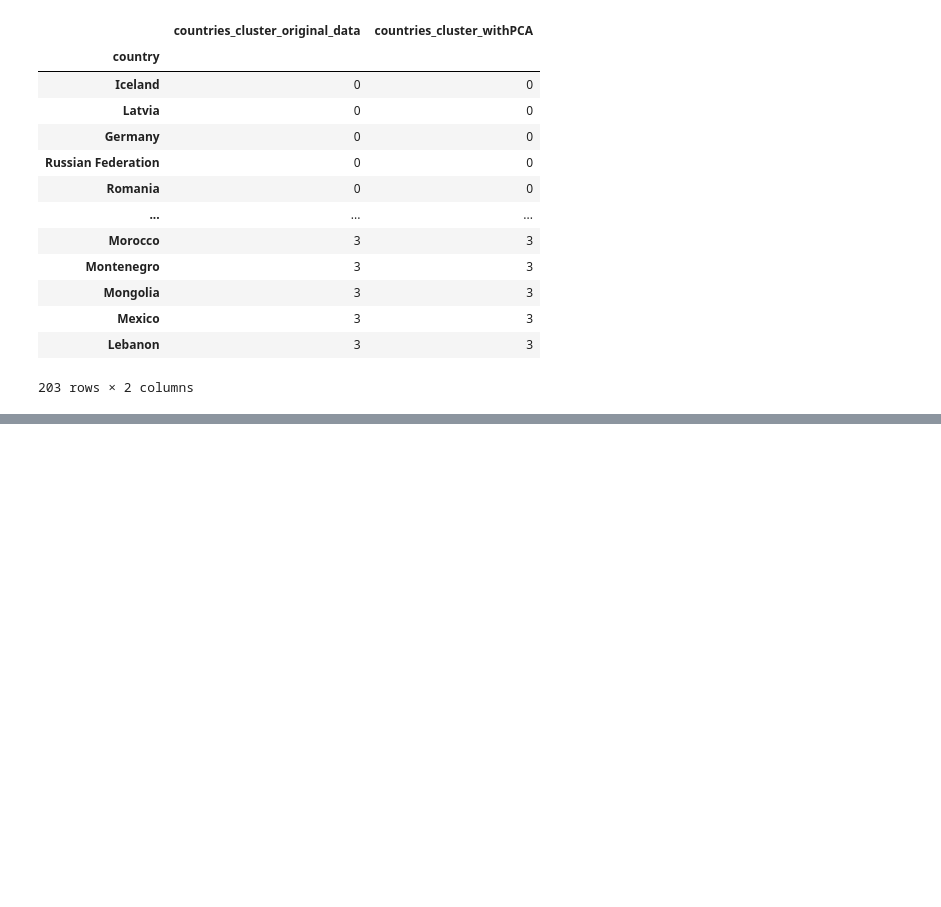
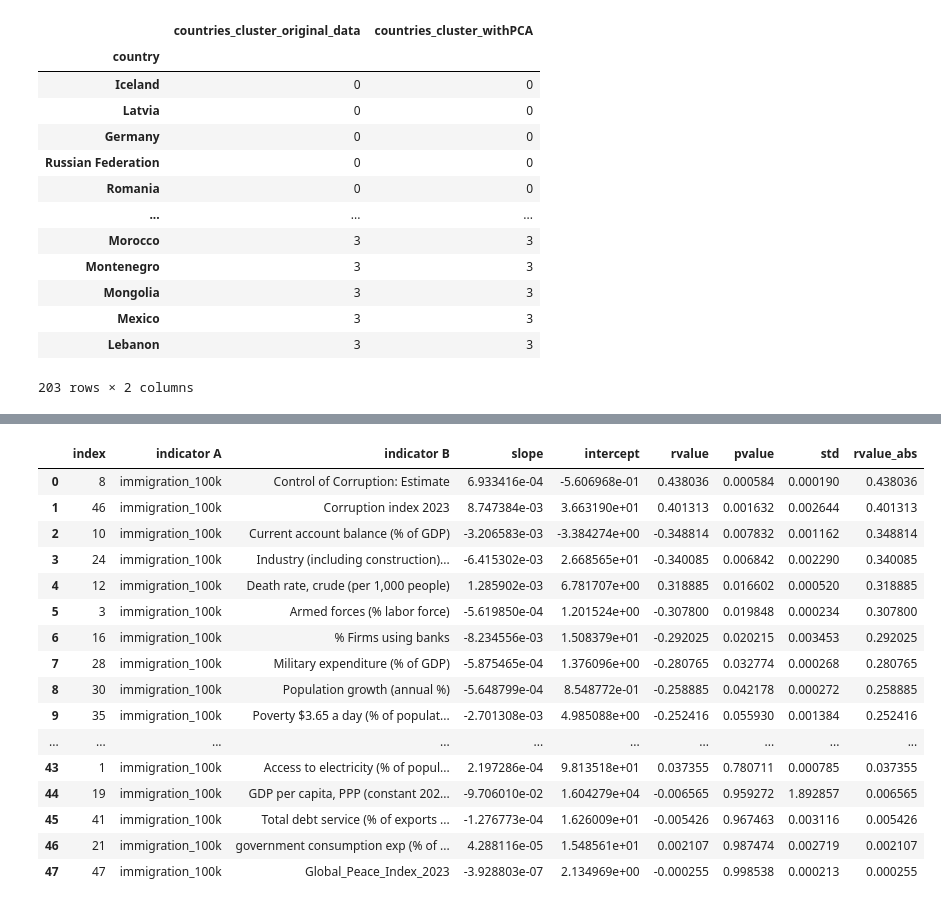
Before and after one commit to nazimben25/Project4_Group4_Immigration_to_canada, a Jupyter notebook: data_Clustering.ipynb, the cells around one changed output, grey strips where cells are left out. Drawn from its saved outputs; the diff is of its cells as text; code cells hidden in the pictures; blank space fills up the shorter version.

Commit message:
create data_regression and split code from data compiling + all outputs

```diff
--- a/data_Clustering.ipynb
+++ b/data_Clustering.ipynb
@@ -700,0 +724,3 @@ clusters.to_csv('Output_analysis/Clusters_analysis.csv')
+# %%
+new_df = pd.merge(full_indicators_countries_df, clusters, on = 'country' )
+new_df
@@ -700,0 +741,4 @@ clusters.to_csv('Output_analysis/Clusters_analysis.csv')
+# %%
+# to have the population of each cluster
+x = new_df.groupby('countries_cluster_withPCA')['country'].count()
+x
@@ -700,0 +752,6 @@ clusters.to_csv('Output_analysis/Clusters_analysis.csv')
+# %%
+# this is to test the list that will be used in the fnction below
+
+indicators_list = full_indicators_countries_df.columns.to_list()
+indicators_list = indicators_list[2:len(indicators_list)-1]
+indicators_list
@@ -700,0 +890,10 @@ clusters.to_csv('Output_analysis/Clusters_analysis.csv')
+# %%
+# filter the DF regarding the cluster
+
+## choose the cluster
+cluster_num = 3
+
+## filter
+clustered_df = new_df[new_df['countries_cluster_withPCA']==cluster_num]
+clustered_df = clustered_df.drop(columns=['countries_cluster_original_data', 'countries_cluster_withPCA'])
+clustered_df.head()
@@ -700,0 +908,24 @@ clusters.to_csv('Output_analysis/Clusters_analysis.csv')
+# %%
+# run the function linear regression and compare all indicators by year
+
+Linear_regression_with_PCA = select_indicator(clustered_df,3)
+# synthesis_df.sort_values('pvalue', ascending=False)
+Linear_regression_with_PCA
+# %% [output]
+|  | index | indicator A | indicator B | slope | intercept | rvalue | pvalue | std | rvalue_abs |
+| 0 | 8 | immigration_100k | Control of Corruption: Estimate | 6.933416e-04 | -5.606968e-01 | 0.438036 | 0.000584 | 0.000190 | 0.438036 |
+| 1 | 46 | immigration_100k | Corruption index 2023 | 8.747384e-03 | 3.663190e+01 | 0.401313 | 0.001632 | 0.002644 | 0.401313 |
+| 2 | 10 | immigration_100k | Current account balance (% of GDP) | -3.206583e-03 | -3.384274e+00 | -0.348814 | 0.007832 | 0.001162 | 0.348814 |
+| 3 | 24 | immigration_100k | Industry (including construction)... | -6.415302e-03 | 2.668565e+01 | -0.340085 | 0.006842 | 0.002290 | 0.340085 |
+| 4 | 12 | immigration_100k | Death rate, crude (per 1,000 people) | 1.285902e-03 | 6.781707e+00 | 0.318885 | 0.016602 | 0.000520 | 0.318885 |
+| 5 | 3 | immigration_100k | Armed forces (% labor force) | -5.619850e-04 | 1.201524e+00 | -0.307800 | 0.019848 | 0.000234 | 0.307800 |
+| 6 | 16 | immigration_100k | % Firms using banks | -8.234556e-03 | 1.508379e+01 | -0.292025 | 0.020215 | 0.003453 | 0.292025 |
+| 7 | 28 | immigration_100k | Military expenditure (% of GDP) | -5.875465e-04 | 1.376096e+00 | -0.280765 | 0.032774 | 0.000268 | 0.280765 |
+| 8 | 30 | immigration_100k | Population growth (annual %) | -5.648799e-04 | 8.548772e-01 | -0.258885 | 0.042178 | 0.000272 | 0.258885 |
+| 9 | 35 | immigration_100k | Poverty $3.65 a day (% of populat... | -2.701308e-03 | 4.985088e+00 | -0.252416 | 0.055930 | 0.001384 | 0.252416 |
+| ... | ... | ... | ... | ... | ... | ... | ... | ... | ... |
+| 43 | 1 | immigration_100k | Access to electricity (% of popul... | 2.197286e-04 | 9.813518e+01 | 0.037355 | 0.780711 | 0.000785 | 0.037355 |
+| 44 | 19 | immigration_100k | GDP per capita, PPP (constant 202... | -9.706010e-02 | 1.604279e+04 | -0.006565 | 0.959272 | 1.892857 | 0.006565 |
+| 45 | 41 | immigration_100k | Total debt service (% of exports ... | -1.276773e-04 | 1.626009e+01 | -0.005426 | 0.967463 | 0.003116 | 0.005426 |
+| 46 | 21 | immigration_100k | government consumption exp (% of ... | 4.288116e-05 | 1.548561e+01 | 0.002107 | 0.987474 | 0.002719 | 0.002107 |
+| 47 | 47 | immigration_100k | Global_Peace_Index_2023 | -3.928803e-07 | 2.134969e+00 | -0.000255 | 0.998538 | 0.000213 | 0.000255 |
```
Also changed, not shown: parts of 8 cells of this notebook, 4 other files.
